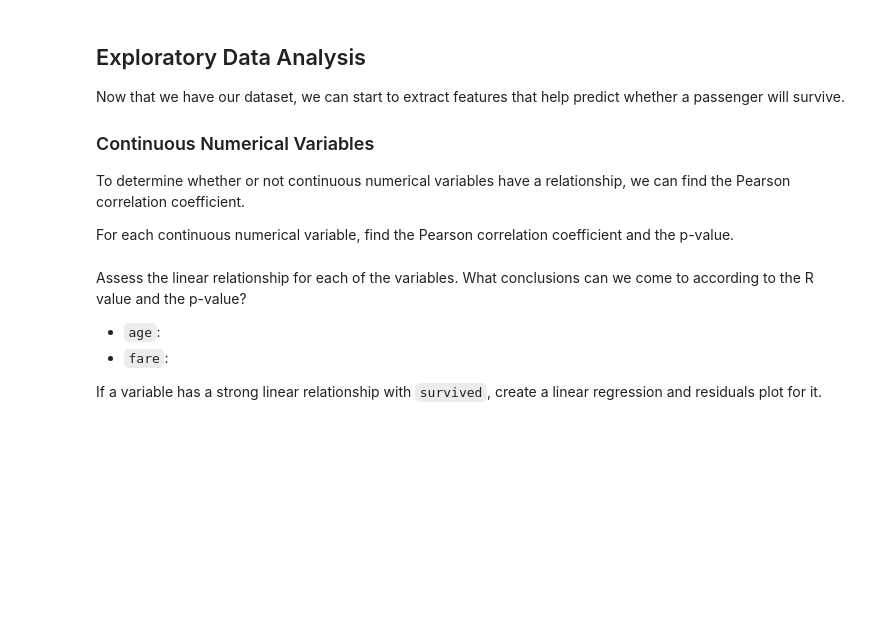
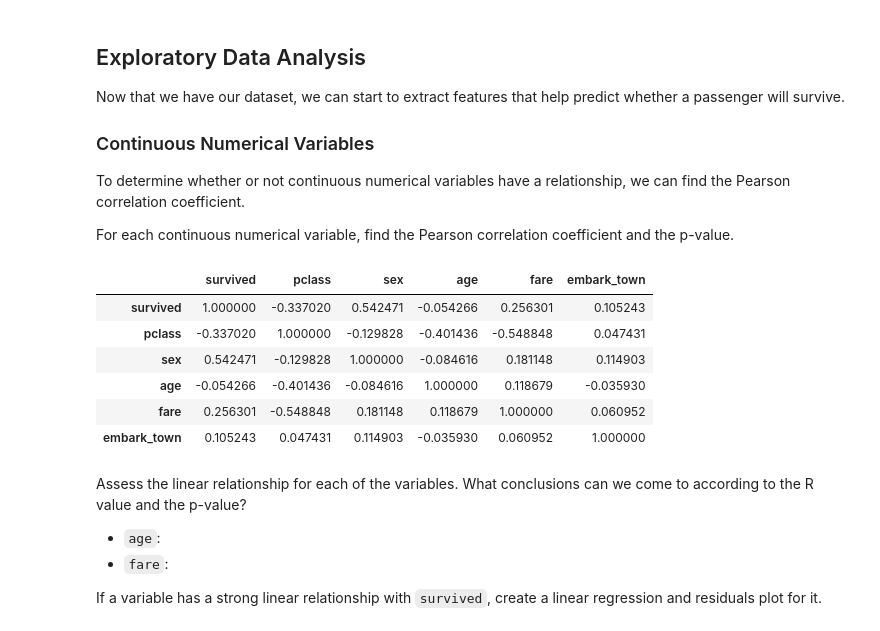
Before and after one commit to kobynwinn/codespace, a Jupyter notebook: notebooks/DSF_Classification1.ipynb, the cells around one changed output. Saved outputs shown, nothing was run; the diff lists cells and outputs as text; code cells hidden in the pictures; blank space fills up the shorter version.

```diff
--- a/notebooks/DSF_Classification1.ipynb
+++ b/notebooks/DSF_Classification1.ipynb
@@ -323,6 +323,16 @@ Now that we have our dataset, we can start to extract features that help predict
 To determine whether or not continuous numerical variables have a relationship, we can find the Pearson correlation coefficient.
 
 For each continuous numerical variable, find the Pearson correlation coefficient and the p-value.
+# %%
+df.corr()
+# %% [output]
+|  | survived | pclass | sex | age | fare | embark_town |
+| survived | 1.000000 | -0.337020 | 0.542471 | -0.054266 | 0.256301 | 0.105243 |
+| pclass | -0.337020 | 1.000000 | -0.129828 | -0.401436 | -0.548848 | 0.047431 |
+| sex | 0.542471 | -0.129828 | 1.000000 | -0.084616 | 0.181148 | 0.114903 |
+| age | -0.054266 | -0.401436 | -0.084616 | 1.000000 | 0.118679 | -0.035930 |
+| fare | 0.256301 | -0.548848 | 0.181148 | 0.118679 | 1.000000 | 0.060952 |
+| embark_town | 0.105243 | 0.047431 | 0.114903 | -0.035930 | 0.060952 | 1.000000 |
 # %% [markdown]
 Assess the linear relationship for each of the variables. What conclusions can we come to according to the R value and the p-value?
 - `age`:
```
Also changed, not shown: parts of 1 cell of this notebook.
